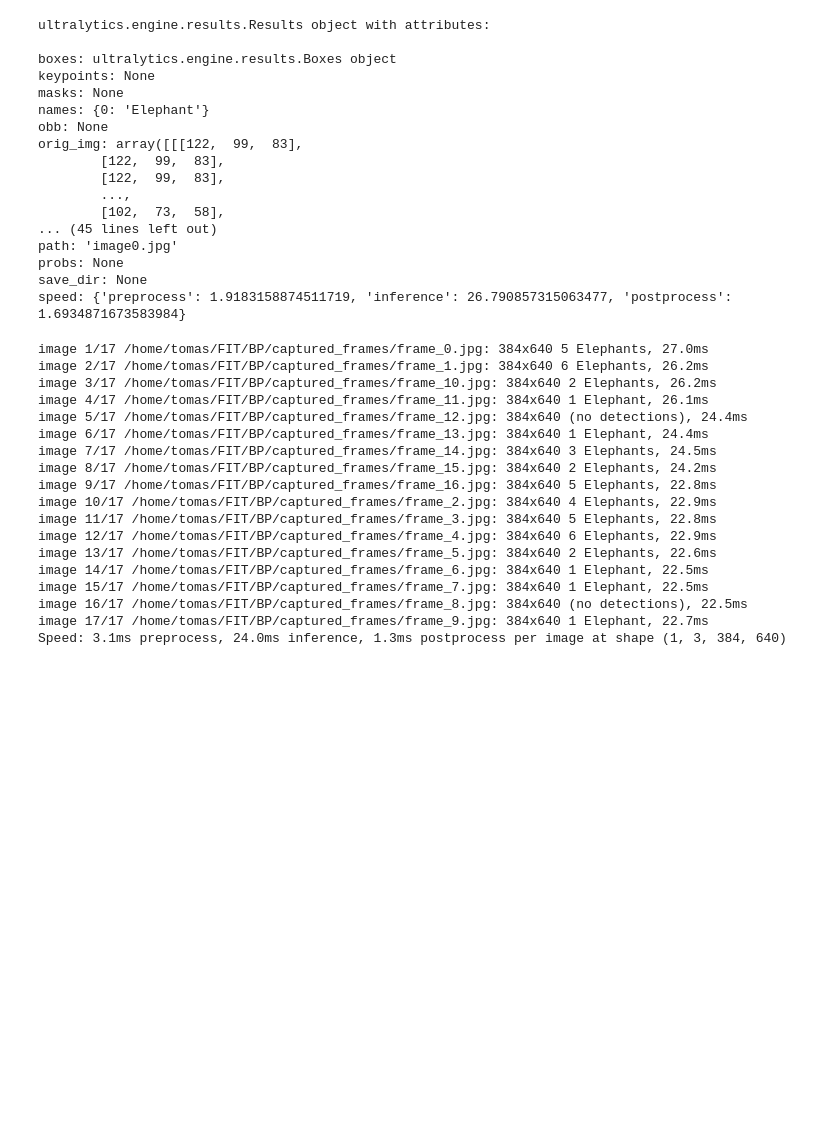
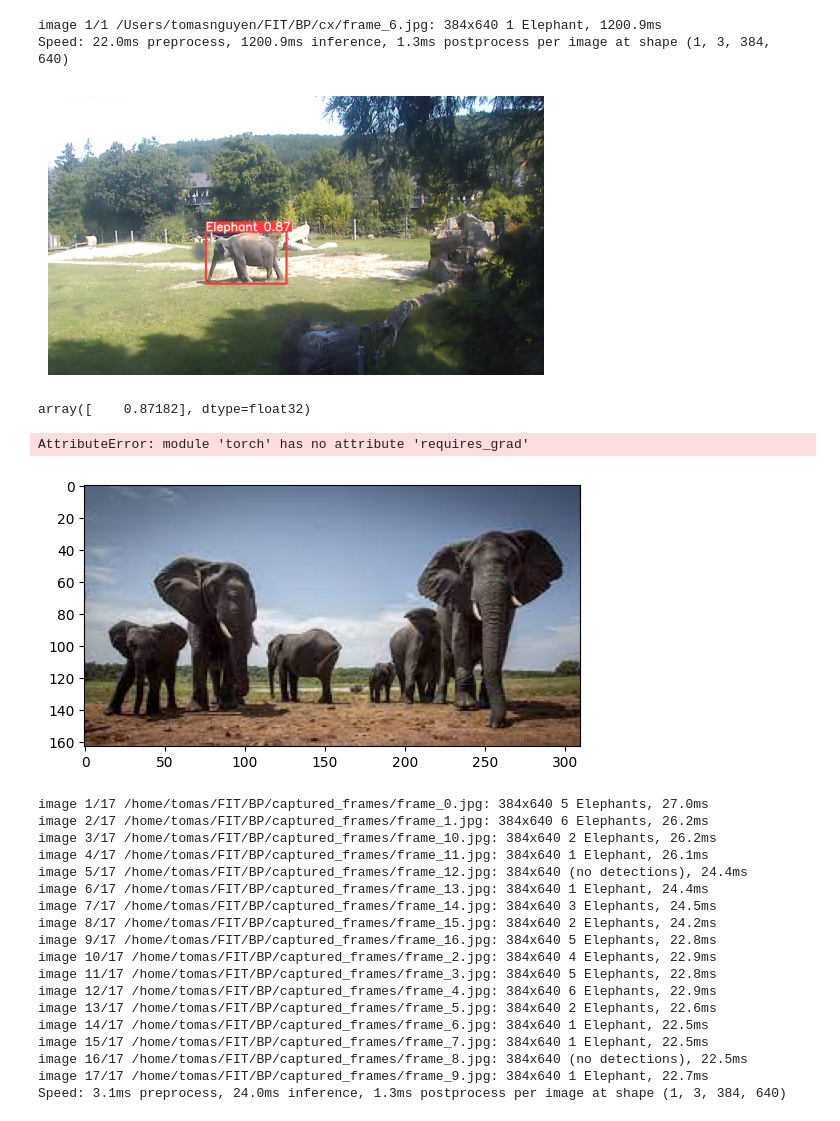
Before and after one commit to Tomasngu/BP, a Jupyter notebook: yolo.ipynb, the cells around one changed output. Drawn from its saved outputs; the diff is of its cells as text; code cells hidden in the pictures; blank space fills up the shorter version.

```diff
--- a/yolo.ipynb
+++ b/yolo.ipynb
@@ -24,23 +39,30 @@ Speed: 1.9ms preprocess, 26.8ms inference, 1.7ms postprocess per image at shape
+# %%
+
+yolo_results = model('cx/frame_6.jpg')
+labeled_image = yolo_results[0].plot()
+plt.figure()
+plt.axis('off')
+plt.imshow(labeled_image[..., ::-1])  # change channels order since the YOLO work on BGR images
+plt.show()
+yolo_results[0].boxes.conf.detach().cpu().numpy()
+# %% [output]
+image 1/1 /Users/tomasnguyen/FIT/BP/cx/frame_6.jpg: 384x640 1 Elephant, 1200.9ms
+Speed: 22.0ms preprocess, 1200.9ms inference, 1.3ms postprocess per image at shape (1, 3, 384, 640)
+[figure, added]
+array([    0.87182], dtype=float32)
+# %%
+detections = yolo_results[0]
+for *xyxy, conf in detections.cpu().numpy():
+        print(conf)
+import torch
+
+torch.requires_grad(detections)
+# %% [output]
+AttributeError: module 'torch' has no attribute 'requires_grad'
 # %%
-yolo_results[0].orig_img
+show(yolo_results[0].orig_img)
 # %% [output]
-ultralytics.engine.results.Results object with attributes:
-
-boxes: ultralytics.engine.results.Boxes object
-keypoints: None
-masks: None
-names: {0: 'Elephant'}
-obb: None
-orig_img: array([[[122,  99,  83],
-        [122,  99,  83],
-        [122,  99,  83],
-        ...,
-        [102,  73,  58],
-... (45 lines left out)
-path: 'image0.jpg'
-probs: None
-save_dir: None
-speed: {'preprocess': 1.9183158874511719, 'inference': 26.790857315063477, 'postprocess': 1.6934871673583984}
+[figure, added]
 # %%
 model('captured_frames')
 # %% [output]
```
Also changed, not shown: parts of 2 cells of this notebook, 1 other file.
